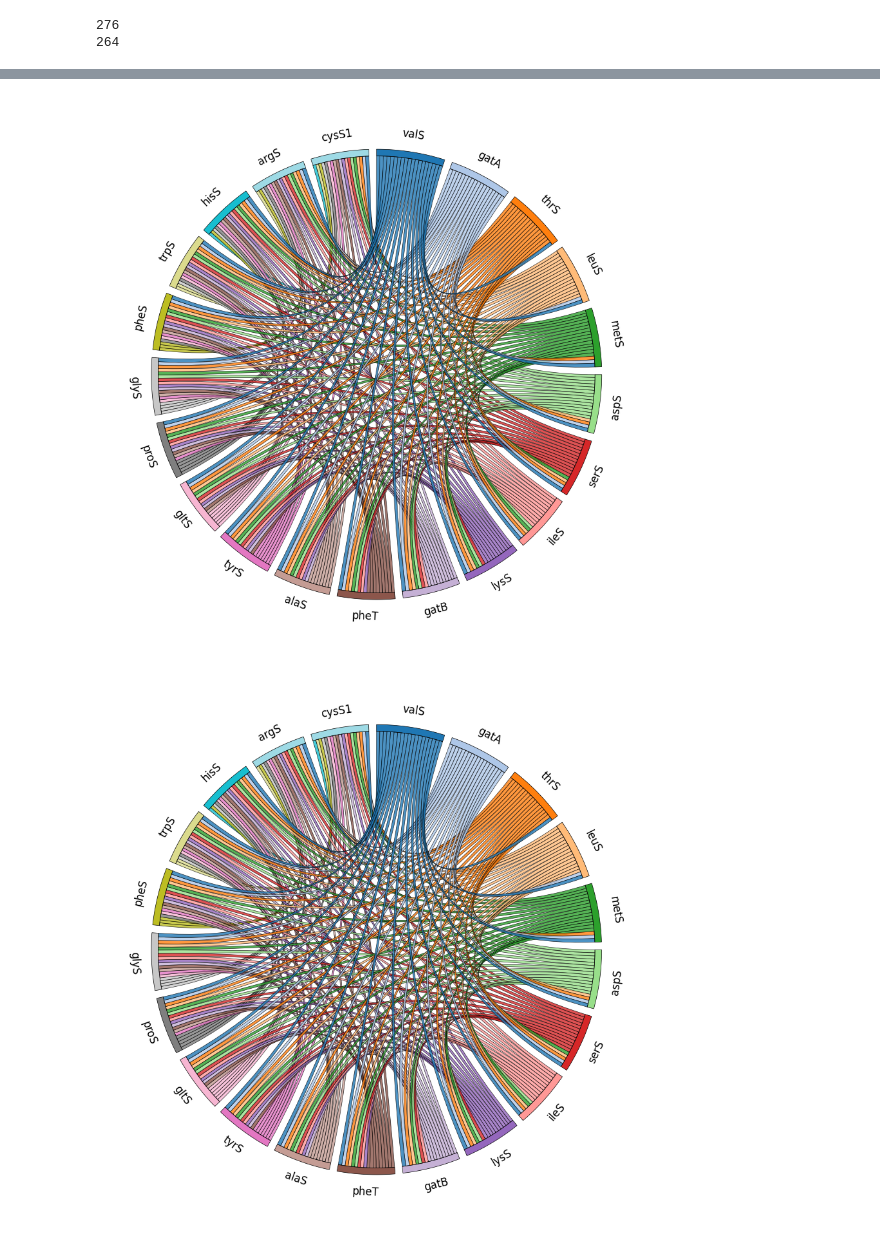
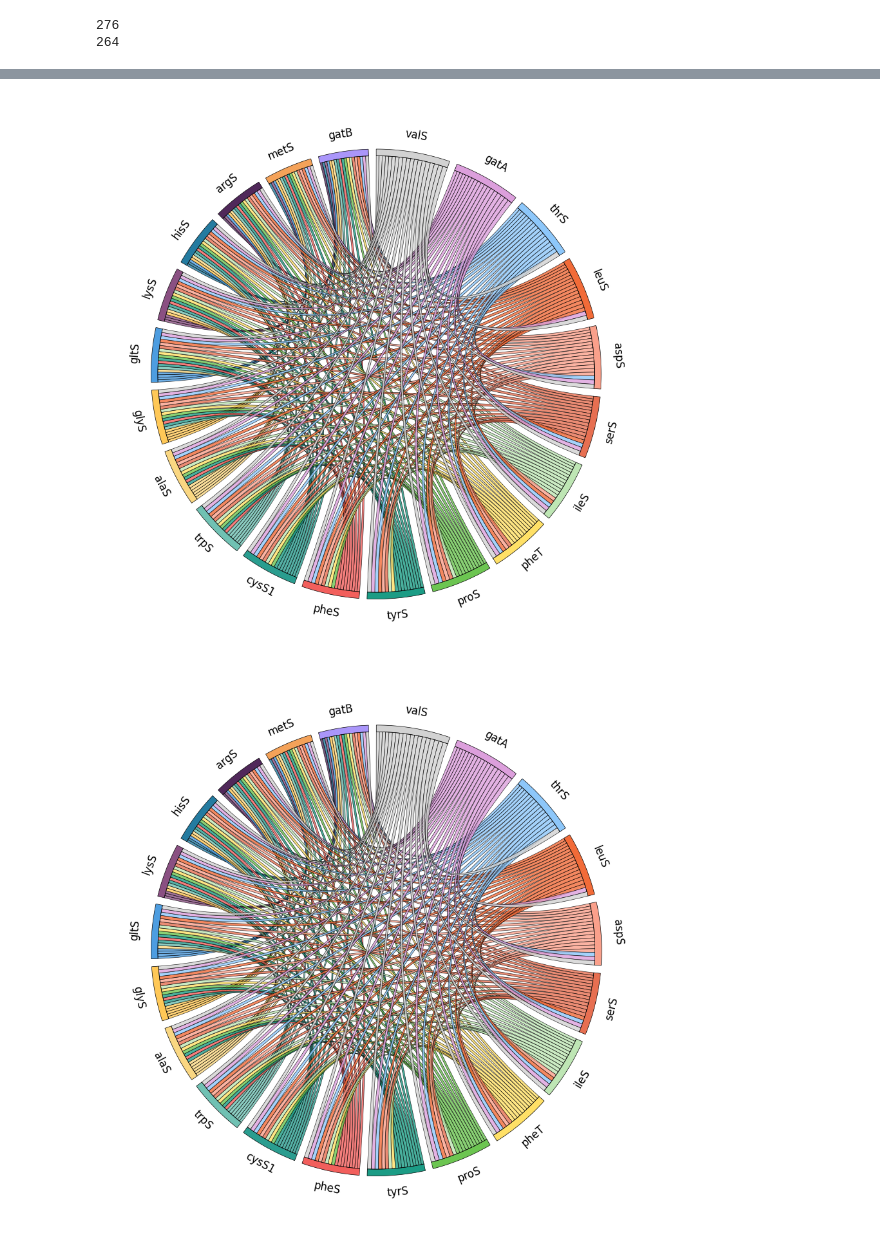
Before and after one commit to ersilia-os/mtb-targeted-protein-degradation, a Jupyter notebook: notebooks/36_docking_exploration_III.ipynb, the cells around one changed output, grey strips where cells are left out. Cells and saved outputs as stored; diff of their text form; code cells hidden in the pictures.

```diff
--- a/notebooks/36_docking_exploration_III.ipynb
+++ b/notebooks/36_docking_exploration_III.ipynb
@@ -146,10 +171,12 @@ proteins = sorted(set([i.split("_")[1] for i in DOCKING_RESULTS]))
 proteins_to_pockets = {i: set([j for j in DOCKING_RESULTS if j.split("_")[1] == i]) for i in proteins}
 
 # Get proteins to hits
+proteins_to_hits_10 = {i: set() for i in proteins}
 proteins_to_hits_100 = {i: set() for i in proteins}
 proteins_to_hits_1_000 = {i: set() for i in proteins}
 proteins_to_hits_10_000 = {i: set() for i in proteins}
 for pocket in sorted(DOCKING_RESULTS_SORTED):
+    proteins_to_hits_10[pocket.split("_")[1]].update(DOCKING_RESULTS_SORTED[pocket][:10])
     proteins_to_hits_100[pocket.split("_")[1]].update(DOCKING_RESULTS_SORTED[pocket][:100])
     proteins_to_hits_1_000[pocket.split("_")[1]].update(DOCKING_RESULTS_SORTED[pocket][:1_000])
     proteins_to_hits_10_000[pocket.split("_")[1]].update(DOCKING_RESULTS_SORTED[pocket][:10_000])
@@ -158,7 +185,8 @@ for pocket in sorted(DOCKING_RESULTS_SORTED):
 uniprot_to_gene = pd.read_csv("../data/mtb_trna_synthetases_bosch_2021_fig5.csv")
 uniprot_to_gene = {i: j for i,j in zip(uniprot_to_gene['uniprot_ac'], uniprot_to_gene['gene_name_in_bosch_2021'])}
 
-cols = ["Uniprot AC", "Gene name", "Number of pocket structures", "Number of hits (TOP-100)", "Number of hits (TOP-1000)", "Number of hits (TOP-10000)"]
+cols = ["Uniprot AC", "Gene name", "Number of pocket structures", "Number of hits (TOP-10)",
+        "Number of hits (TOP-100)", "Number of hits (TOP-1000)", "Number of hits (TOP-10000)"]
 df = []
 
 # For each protein
@@ -167,17 +195,22 @@ for protein in sorted(protein_to_pockets):
     # Get data
     gene = uniprot_to_gene[protein]
     pckts = str(len(protein_to_pockets[protein]))
+    hits_10 = str(len(proteins_to_hits_10[protein]))
     hits_100 = str(len(proteins_to_hits_100[protein]))
     hits_1000 = str(len(proteins_to_hits_1_000[protein]))
     hits_10000 = str(len(proteins_to_hits_10_000[protein]))
-    df.append([protein, gene, pckts, hits_100, hits_1000, hits_10000])
+    df.append([protein, gene, pckts, hits_10, hits_100, hits_1000, hits_10000])
 
 df = pd.DataFrame(df, columns=cols)
 df.to_csv(os.path.join(root, "..", "processed", "unidock_docking", 'hit_overview.csv'), index=False)
 # %%
+def get_hit_overlap_norm(h1, h2):
+    return len(h1.intersection(h2)) / min(len(h1), len(h2))
+
 def get_hit_overlap(h1, h2):
-    return len(h1.intersection(h2)) / min(len(h1), len(h2))
+    return len(h1.intersection(h2))
 # %%
+HIT_OVERLAP_10 = {}
 HIT_OVERLAP_100 = {}
 HIT_OVERLAP_1_000 = {}
 HIT_OVERLAP_10_000 = {}
@@ -185,36 +218,44 @@ HIT_OVERLAP_10_000 = {}
 for c1, p1 in enumerate(sorted(proteins)):
     for c2, p2 in enumerate(sorted(proteins)[c1:]):
 
+            # HIT_OVERLAP_10[(p1, p2)] = get_hit_overlap_norm(proteins_to_hits_10[p1], proteins_to_hits_10[p2])
+            # HIT_OVERLAP_100[(p1, p2)] = get_hit_overlap_norm(proteins_to_hits_100[p1], proteins_to_hits_100[p2])
+            # HIT_OVERLAP_1_000[(p1, p2)] = get_hit_overlap_norm(proteins_to_hits_1_000[p1], proteins_to_hits_1_000[p2])
+            # HIT_OVERLAP_10_000[(p1, p2)] = get_hit_overlap_norm(proteins_to_hits_10_000[p1], proteins_to_hits_10_000[p2])
+
+            HIT_OVERLAP_10[(p1, p2)] = get_hit_overlap(proteins_to_hits_10[p1], proteins_to_hits_10[p2])
             HIT_OVERLAP_100[(p1, p2)] = get_hit_overlap(proteins_to_hits_100[p1], proteins_to_hits_100[p2])
             HIT_OVERLAP_1_000[(p1, p2)] = get_hit_overlap(proteins_to_hits_1_000[p1], proteins_to_hits_1_000[p2])
             HIT_OVERLAP_10_000[(p1, p2)] = get_hit_overlap(proteins_to_hits_10_000[p1], proteins_to_hits_10_000[p2])
 
+            HIT_OVERLAP_10[(p2, p1)] = HIT_OVERLAP_10[(p1, p2)]
             HIT_OVERLAP_100[(p2, p1)] = HIT_OVERLAP_100[(p1, p2)]
             HIT_OVERLAP_1_000[(p2, p1)] = HIT_OVERLAP_1_000[(p1, p2)]
             HIT_OVERLAP_10_000[(p2, p1)] = HIT_OVERLAP_10_000[(p1, p2)]
 # %%
 row_names = sorted(proteins)
+matrix = [[HIT_OVERLAP_10[(i, j)] for j in row_names] for i in row_names]
 matrix = [[HIT_OVERLAP_100[(i, j)] for j in row_names] for i in row_names]
 matrix = [[HIT_OVERLAP_1_000[(i, j)] for j in row_names] for i in row_names]
 matrix = [[HIT_OVERLAP_10_000[(i, j)] for j in row_names] for i in row_names]
 matrix_df = pd.DataFrame(matrix, index=row_names, columns=row_names)
 np.fill_diagonal(matrix_df.values, 0)
 node_strength = matrix_df.sum(axis=0) + matrix_df.sum(axis=1)
 order = node_strength.sort_values(ascending=False).index
 matrix_df = matrix_df.loc[order, order]
 matrix_df.values[np.tril_indices_from(matrix_df, k=1)] = 0
 matrix_df = matrix_df.rename(index=uniprot_to_gene).rename(columns=uniprot_to_gene)
 
 # Create Circos chord diagram
 circos = Circos.chord_diagram(
     matrix_df,
     space=2,
-    cmap="tab20",
+    cmap=cmap_dict,
     label_kws=dict(size=12),
     link_kws=dict(ec="k", lw=0.5, alpha=0.8),
 )
 
 circos.plotfig()
 # %% [output]
-[figure, old version]
+[figure, new version]
-[figure, old version]
+[figure, new version]
```
Also changed, not shown: parts of 2 cells of this notebook, 2 other files.
